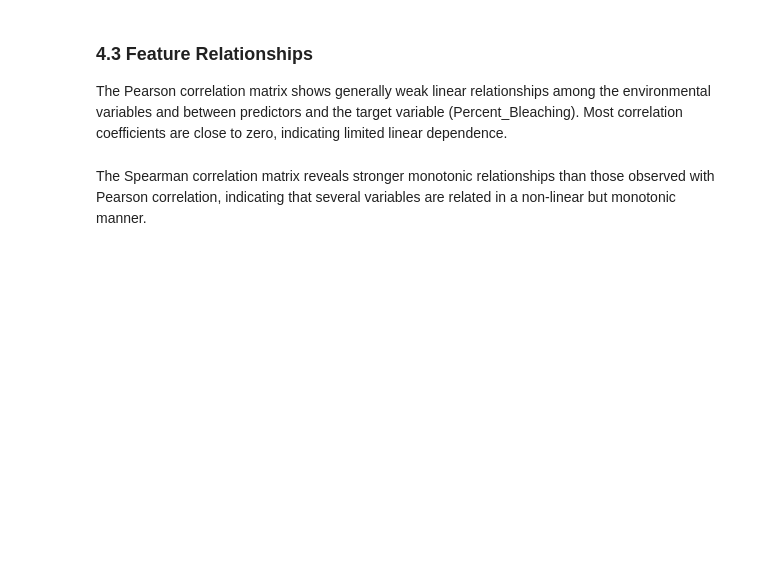
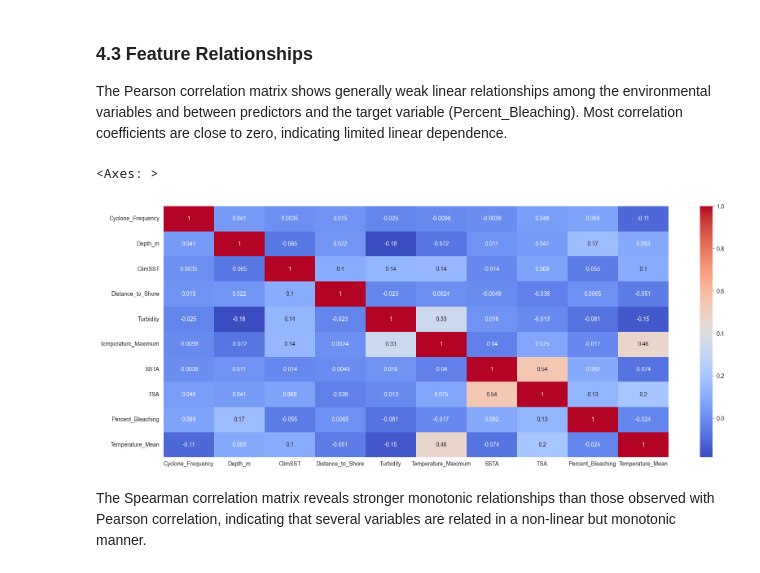
Before and after one commit to BopHockoB/Reef_Analysis, a Jupyter notebook: final_code_report.ipynb, the cells around one changed output. Drawn from its saved outputs; the diff is of its cells as text; code cells hidden in the pictures; blank space fills up the shorter version.

```diff
--- a/final_code_report.ipynb
+++ b/final_code_report.ipynb
@@ -238,14 +279,17 @@ The Pearson correlation matrix shows generally weak linear relationships among t
 # %%
 
 df_numeric = df[num_cols]
 
 pearson_corr_matrix = df_numeric.corr(method="pearson")
 
 features = pearson_corr_matrix.index
 
 # Use Heatmap to visualize matrix
-plt.figure(figsize=(10, 8))
+plt.figure(figsize=(20, 8))
 sns.heatmap(pearson_corr_matrix, annot=True, cmap="coolwarm")
+# %% [output]
+<Axes: >
+[figure, added]
 # %% [markdown]
 The Spearman correlation matrix reveals stronger monotonic relationships than those observed with Pearson correlation, indicating that several variables are related in a non-linear but monotonic manner.
 # %%
```
Also changed, not shown: parts of 48 cells of this notebook.
